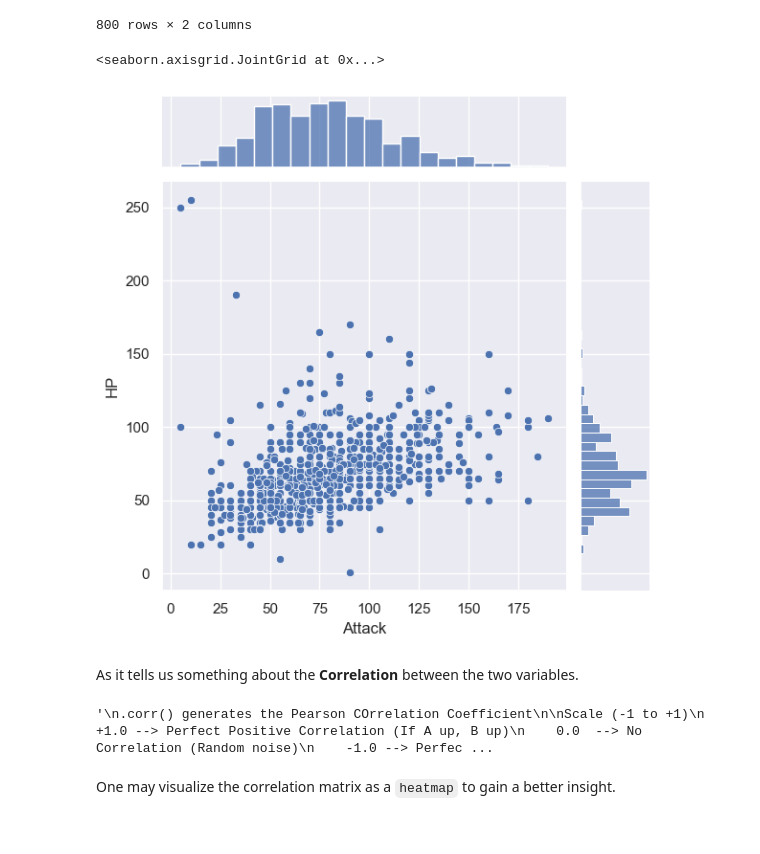
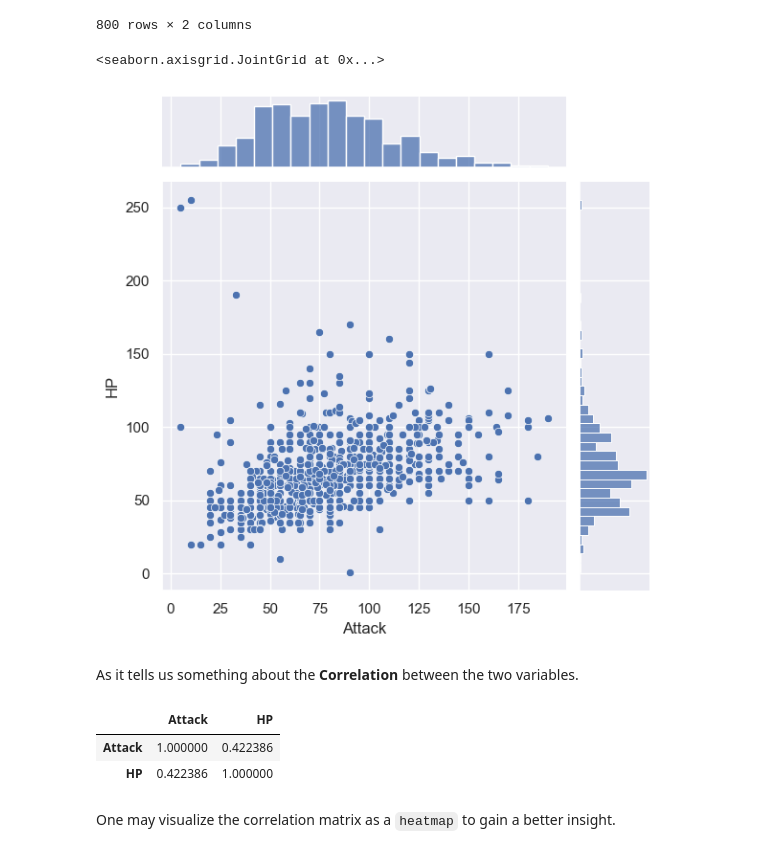
Before and after one commit to itsjunwei/IE0005-2026, a Jupyter notebook: Week3/M2 BasicStatistics.ipynb, the cells around one changed output. Drawn from its saved outputs; the diff is of its cells as text; code cells hidden in the pictures.

```diff
--- a/Week3/M2 BasicStatistics.ipynb
+++ b/Week3/M2 BasicStatistics.ipynb
@@ -319,35 +322,37 @@ jointDF
 # %%
 """
 Joint plot of HP against Attack
     Default is a scatterplot in the center (showing the correlation),
     and marginals (histograms/KDE) on the side (just HP/Attk individually)
 
 The core takeaway
     Uni-variate (one variable) tells us how the data looks like
-    Bi-variat (two variables) tells us how the data interacts
+    Bi-variate (two variables) tells us how the data interacts
 """
 
 # Draw jointplot of the two variables in the joined dataframe
 sb.jointplot(data = jointDF, x = "Attack", y = "HP", height = 6)
 # %% [output]
 <seaborn.axisgrid.JointGrid at 0x...>
-[figure, old version]
+[figure, new version]
 # %% [markdown]
 As it tells us something about the **Correlation** between the two variables.
 # %%
-# Calculate the correlation between the two columns/variables
-jointDF.corr()
-
 """
-.corr() generates the Pearson COrrelation Coefficient
+.corr() generates the Pearson Correlation Coefficient
 
 Scale (-1 to +1)
     +1.0 --> Perfect Positive Correlation (If A up, B up)
     0.0  --> No Correlation (Random noise)
     -1.0 --> Perfect Negative Correlation (If A up, B down)
 """
+
+# Calculate the correlation between the two columns/variables
+jointDF.corr()
 # %% [output]
-'\n.corr() generates the Pearson COrrelation Coefficient\n\nScale (-1 to +1)\n    +1.0 --> Perfect Positive Correlation (If A up, B up)\n    0.0  --> No Correlation (Random noise)\n    -1.0 --> Perfec ...
+|  | Attack | HP |
+| Attack | 1.000000 | 0.422386 |
+| HP | 0.422386 | 1.000000 |
 # %% [markdown]
 One may visualize the correlation matrix as a `heatmap` to gain a better insight.
 # %%
```
Also changed, not shown: parts of 7 cells of this notebook, 3 other files.
